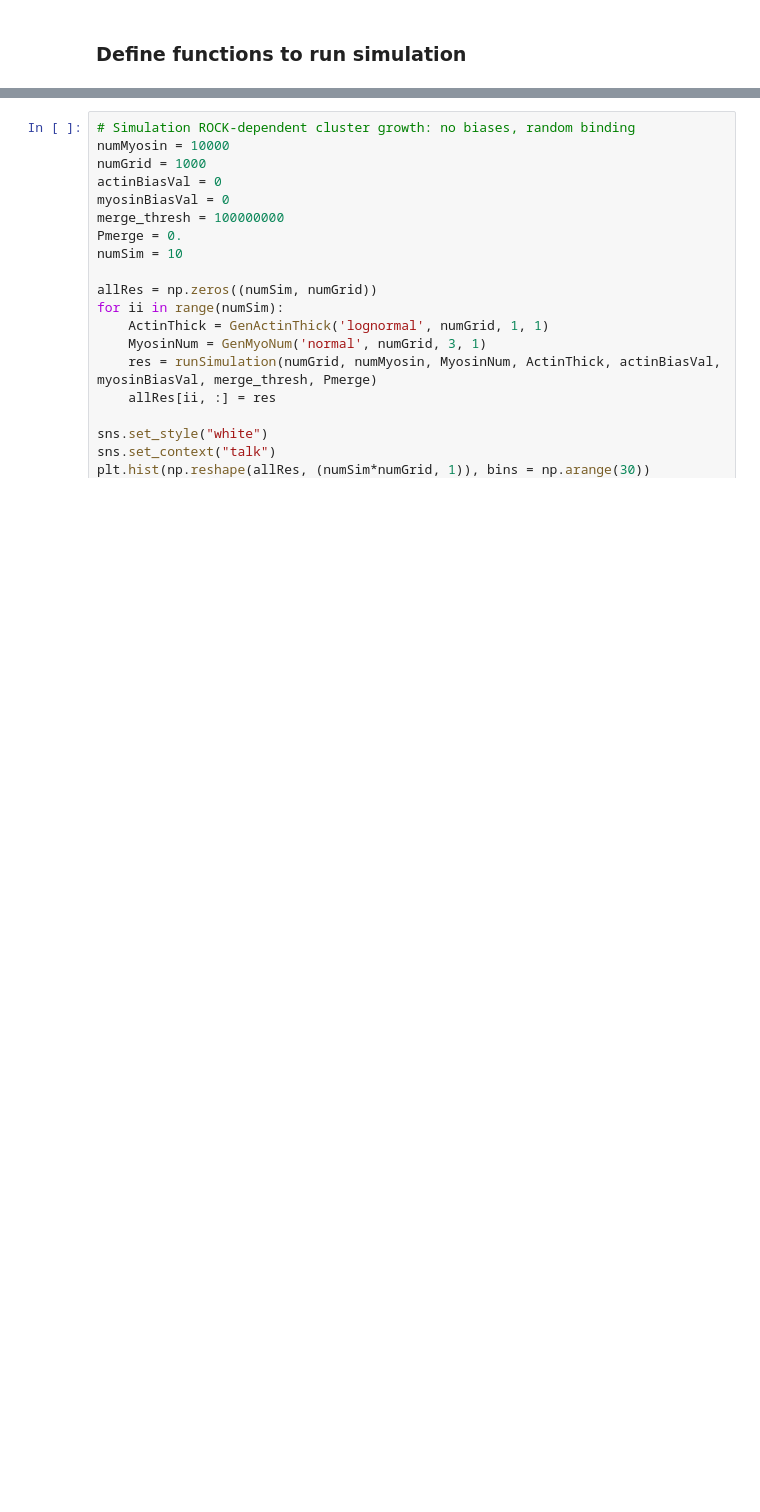
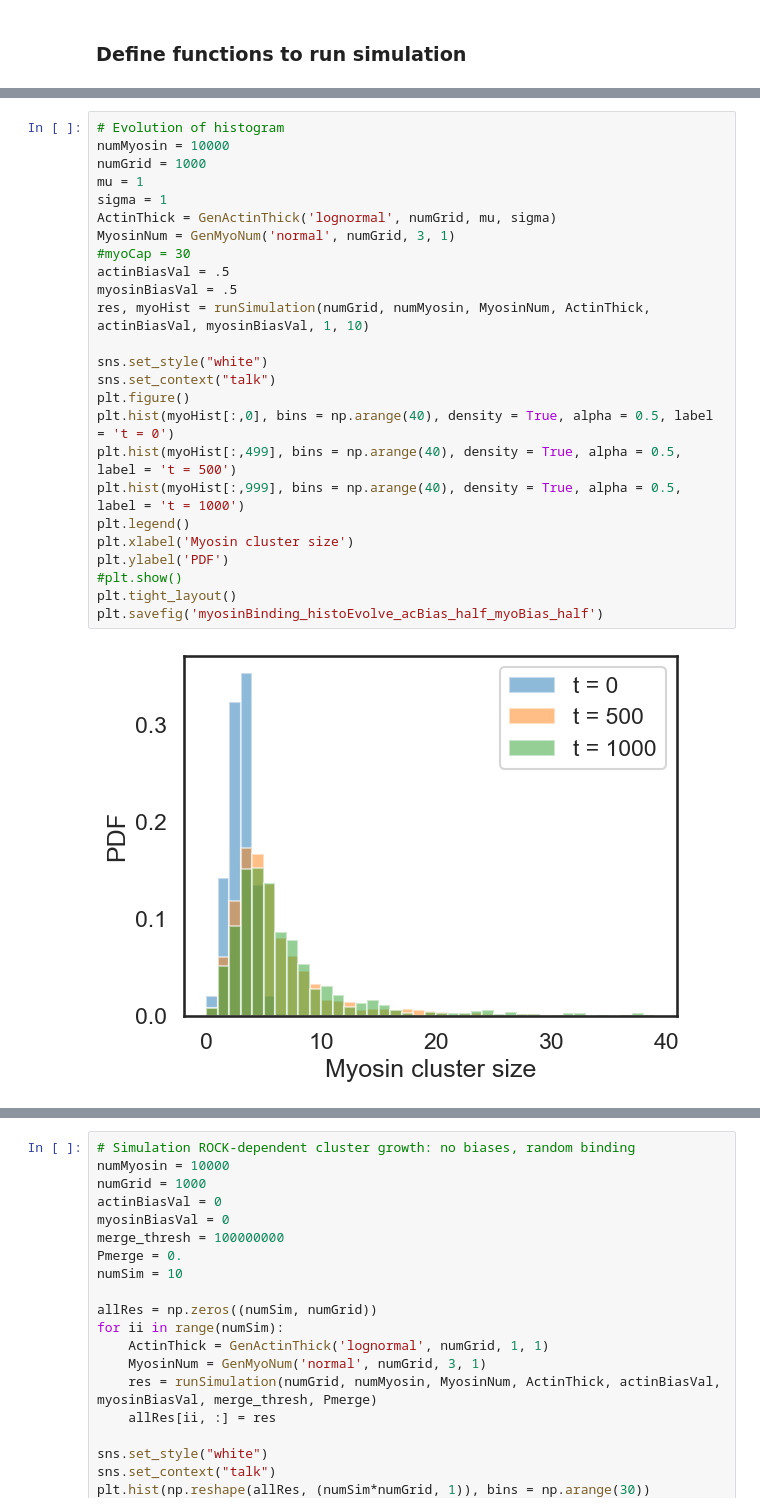
Before and after one commit to WHChou/Myosin-cluster-simulation, a Jupyter notebook: MyosinBinding_v2.ipynb, the cells around one changed output, grey strips where cells are left out. Cells and saved outputs as stored; diff of their text form; blank space fills up the shorter version.

```diff
--- a/MyosinBinding_v2.ipynb
+++ b/MyosinBinding_v2.ipynb
@@ -208,0 +199,27 @@ plt.show()
+# %%
+# Evolution of histogram
+numMyosin = 10000
+numGrid = 1000
+mu = 1
+sigma = 1
+ActinThick = GenActinThick('lognormal', numGrid, mu, sigma)
+MyosinNum = GenMyoNum('normal', numGrid, 3, 1)
+#myoCap = 30
+actinBiasVal = .5
+myosinBiasVal = .5
+res, myoHist = runSimulation(numGrid, numMyosin, MyosinNum, ActinThick, actinBiasVal, myosinBiasVal, 1, 10)
+
+sns.set_style("white")
+sns.set_context("talk")
+plt.figure()
+plt.hist(myoHist[:,0], bins = np.arange(40), density = True, alpha = 0.5, label = 't = 0')
+plt.hist(myoHist[:,499], bins = np.arange(40), density = True, alpha = 0.5, label = 't = 500')
+plt.hist(myoHist[:,999], bins = np.arange(40), density = True, alpha = 0.5, label = 't = 1000')
+plt.legend()
+plt.xlabel('Myosin cluster size')
+plt.ylabel('PDF')
+#plt.show()
+plt.tight_layout()
+plt.savefig('myosinBinding_histoEvolve_acBias_half_myoBias_half')
+# %% [output]
+[figure, added]
```
Also changed, not shown: parts of 10 cells of this notebook.
